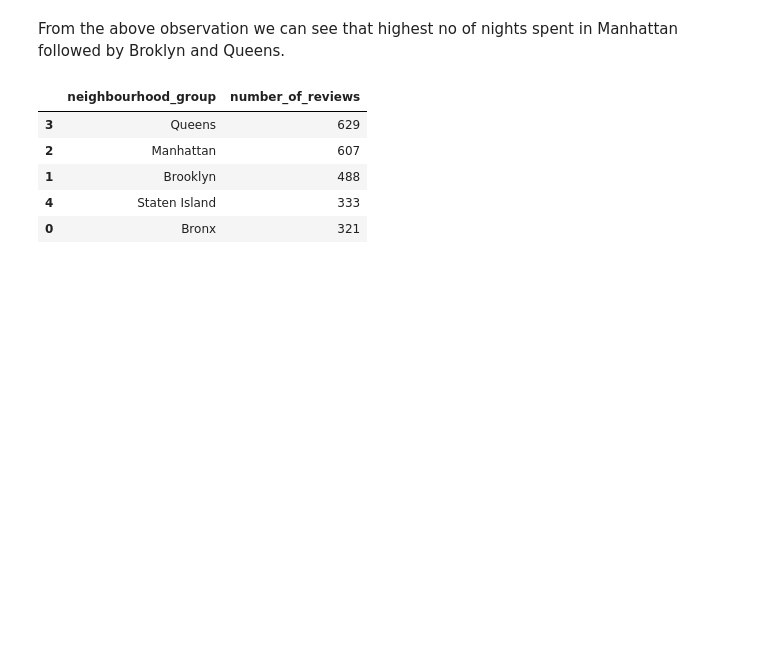
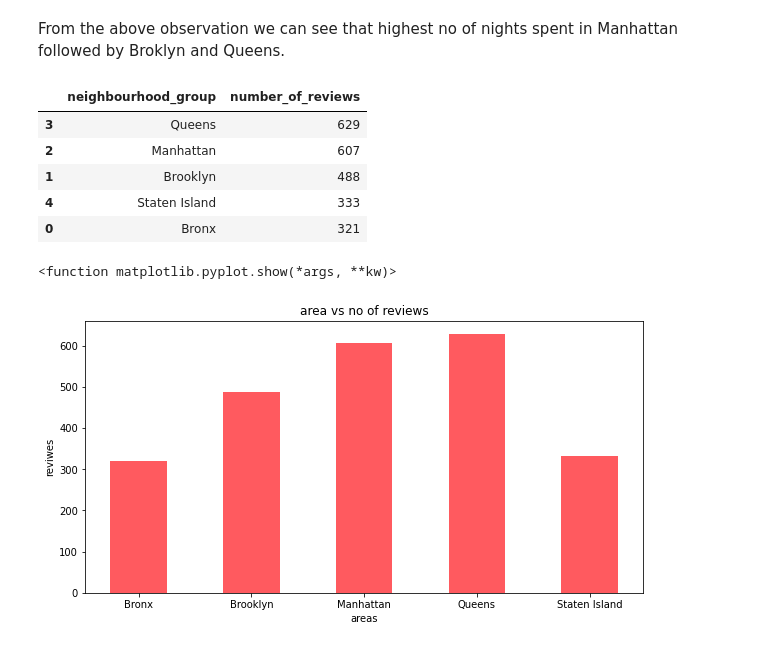
Before and after one commit to likithkumar03/Airbnb-Booking-Analysis, a Jupyter notebook: A_Likith_kumar_Airbnb_Bookings_Analysis_Capstone_Project.ipynb, the cells around one changed output. Cells and saved outputs as stored; diff of their text form; code cells hidden in the pictures; blank space fills up the shorter version.

```diff
--- a/A_Likith_kumar_Airbnb_Bookings_Analysis_Capstone_Project.ipynb
+++ b/A_Likith_kumar_Airbnb_Bookings_Analysis_Capstone_Project.ipynb
@@ -199,3 +199,19 @@ areas_reviews.sort_values(by = 'number_of_reviews',ascending =False).head()
 | 1 | Brooklyn | 488 |
 | 4 | Staten Island | 333 |
 | 0 | Bronx | 321 |
+# %%
+areas = areas_reviews['neighbourhood_group']
+reviwes = areas_reviews['number_of_reviews']
+
+# Creating a bar plot
+fig = plt.figure(figsize= (10,5))
+plt.bar(areas,reviwes,color = '#FF5A5F',
+        width = 0.5)
+
+plt.xlabel('areas')
+plt.ylabel('reviwes')
+plt.title('area vs no of reviews')
+plt.show
+# %% [output]
+<function matplotlib.pyplot.show(*args, **kw)>
+[figure, added]
```
Also changed, not shown: parts of 5 cells of this notebook.
